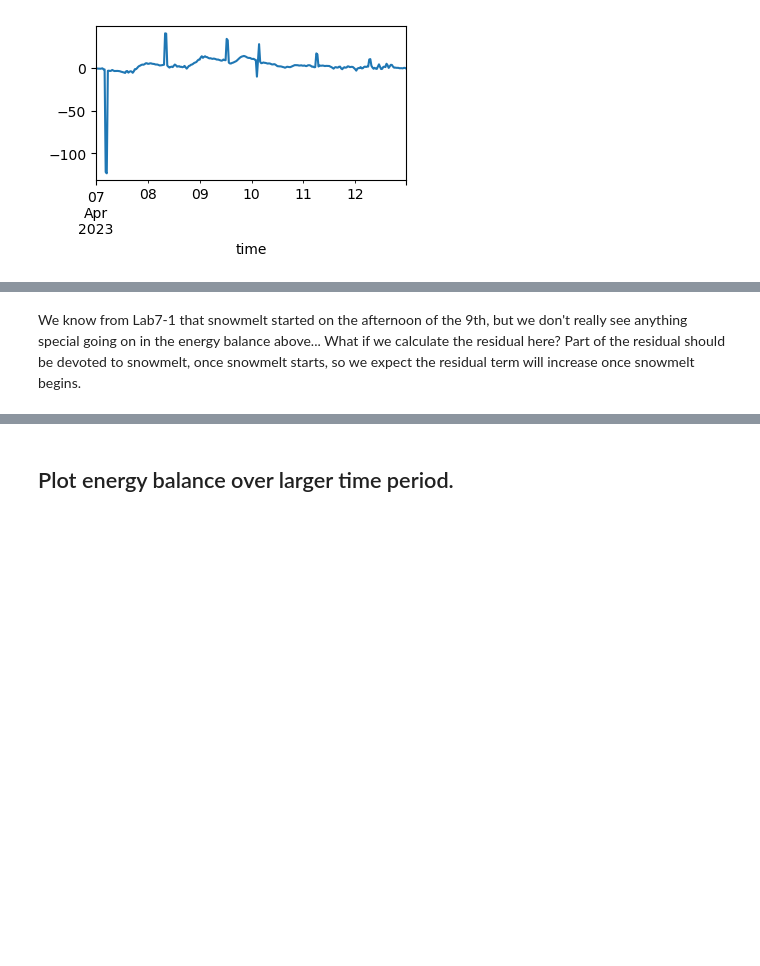
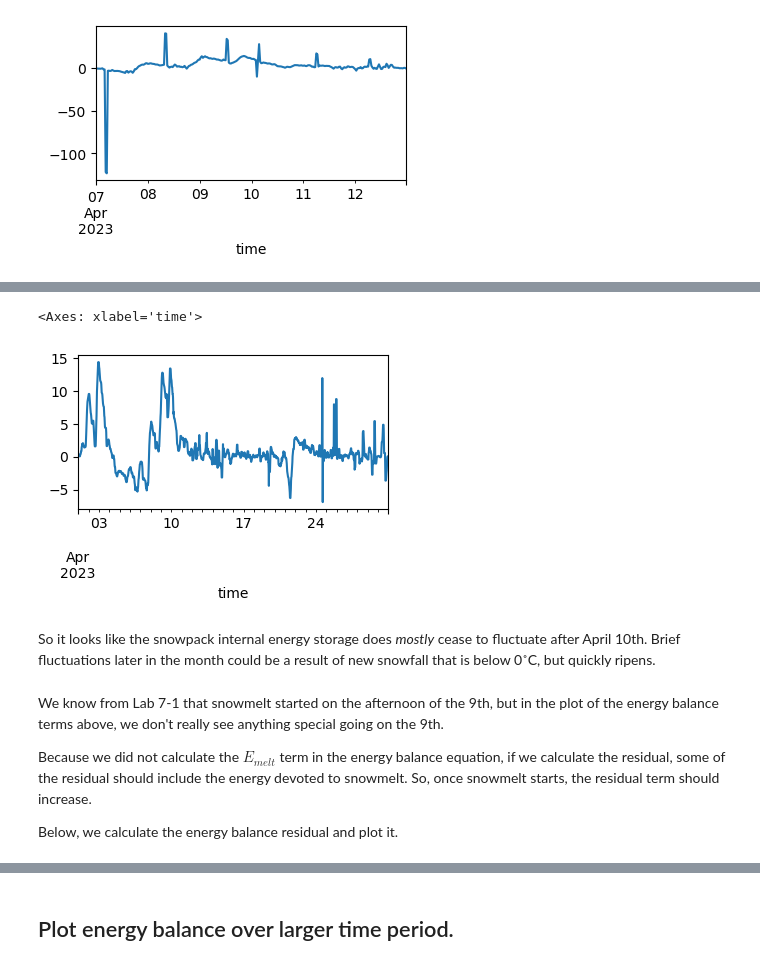
Before and after one commit to Mountain-Hydrology-Research-Group/snow-hydrology, a Jupyter notebook: modules/lab7/lab7-2.ipynb, the cells around one changed output, grey strips where cells are left out. Saved outputs shown, nothing was run; the diff lists cells and outputs as text; code cells hidden in the pictures; blank space fills up the shorter version.

```diff
--- a/modules/lab7/lab7-2.ipynb
+++ b/modules/lab7/lab7-2.ipynb
@@ -146,5 +157,19 @@ OK so it does look like the internal energy flattens out around the time of snow
+# %%
+time_slice = slice('20230401', '20230430')
+snow_internal_energy_df.loc[time_slice]['internal_energy_change'].rolling(6).median().plot(
+    figsize=(4,2)
+)
+# %% [output]
+<Axes: xlabel='time'>
+[figure, added]
+# %% [markdown]
+So it looks like the snowpack internal energy storage does *mostly* cease to fluctuate after April 10th. Brief fluctuations later in the month could be a result of new snowfall that is below 0˚C, but quickly ripens.
 # %% [markdown]
-We know from Lab7-1 that snowmelt started on the afternoon of the 9th, but we don't really see anything special going on in the energy balance above... What if we calculate the residual here? Part of the residual should be devoted to snowmelt, once snowmelt starts, so we expect the residual term will increase once snowmelt begins.
+We know from Lab 7-1 that snowmelt started on the afternoon of the 9th, but in the plot of the energy balance terms above, we don't really see anything special going on the 9th.
+
+Because we did not calculate the $E_{melt}$ term in the energy balance equation, if we calculate the residual, some of the residual should include the energy devoted to snowmelt. So, once snowmelt starts, the residual term should increase.
+
+Below, we calculate the energy balance residual and plot it.
 # %%
 energy_residual = (
     net_radiation + ground_heat_flux + latent_heat_flux + sensible_heat_flux
```
Also changed, not shown: parts of 12 cells of this notebook, 2 other files.
